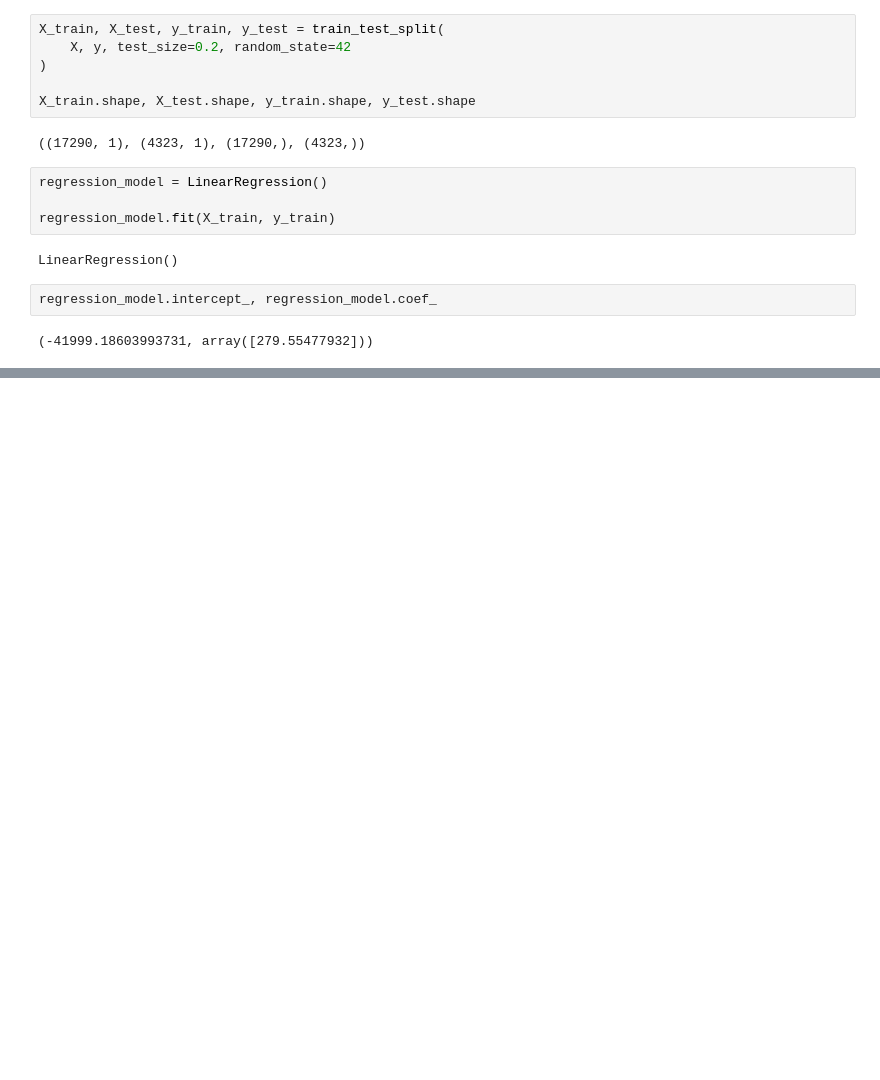
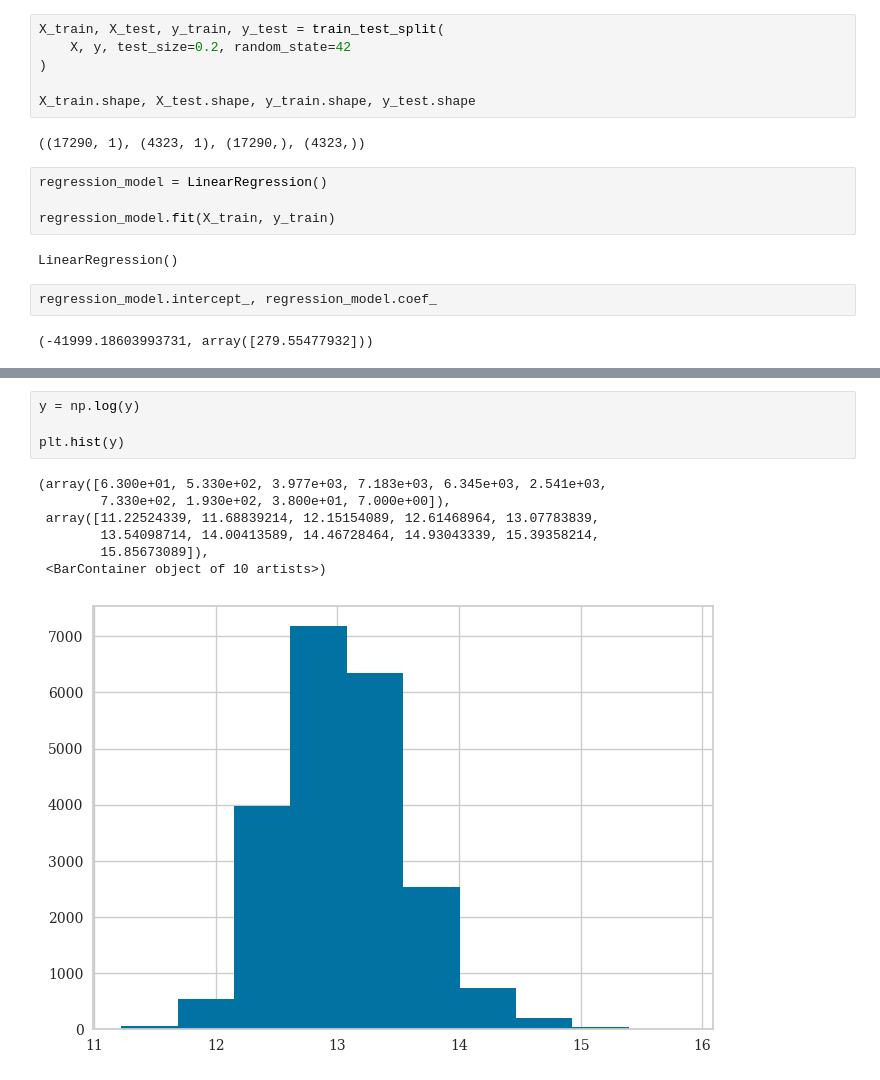
Before and after one commit to Dionmax/BurningMyBrain, a Jupyter notebook: EstatisticaDataScience/CorrelationRegression.ipynb, the cells around one changed output, grey strips where cells are left out. Cells and saved outputs as stored; diff of their text form; blank space fills up the shorter version.

```diff
--- a/EstatisticaDataScience/CorrelationRegression.ipynb
+++ b/EstatisticaDataScience/CorrelationRegression.ipynb
@@ -307,0 +402,12 @@ regression_model.score(X_test, y_test) # R^2 score for test data
+# %%
+y = np.log(y)
+
+plt.hist(y)
+# %% [output]
+(array([6.300e+01, 5.330e+02, 3.977e+03, 7.183e+03, 6.345e+03, 2.541e+03,
+        7.330e+02, 1.930e+02, 3.800e+01, 7.000e+00]),
+ array([11.22524339, 11.68839214, 12.15154089, 12.61468964, 13.07783839,
+        13.54098714, 14.00413589, 14.46728464, 14.93043339, 15.39358214,
+        15.85673089]),
+ <BarContainer object of 10 artists>)
+[figure, added]
```
Also changed, not shown: parts of 28 cells of this notebook.
